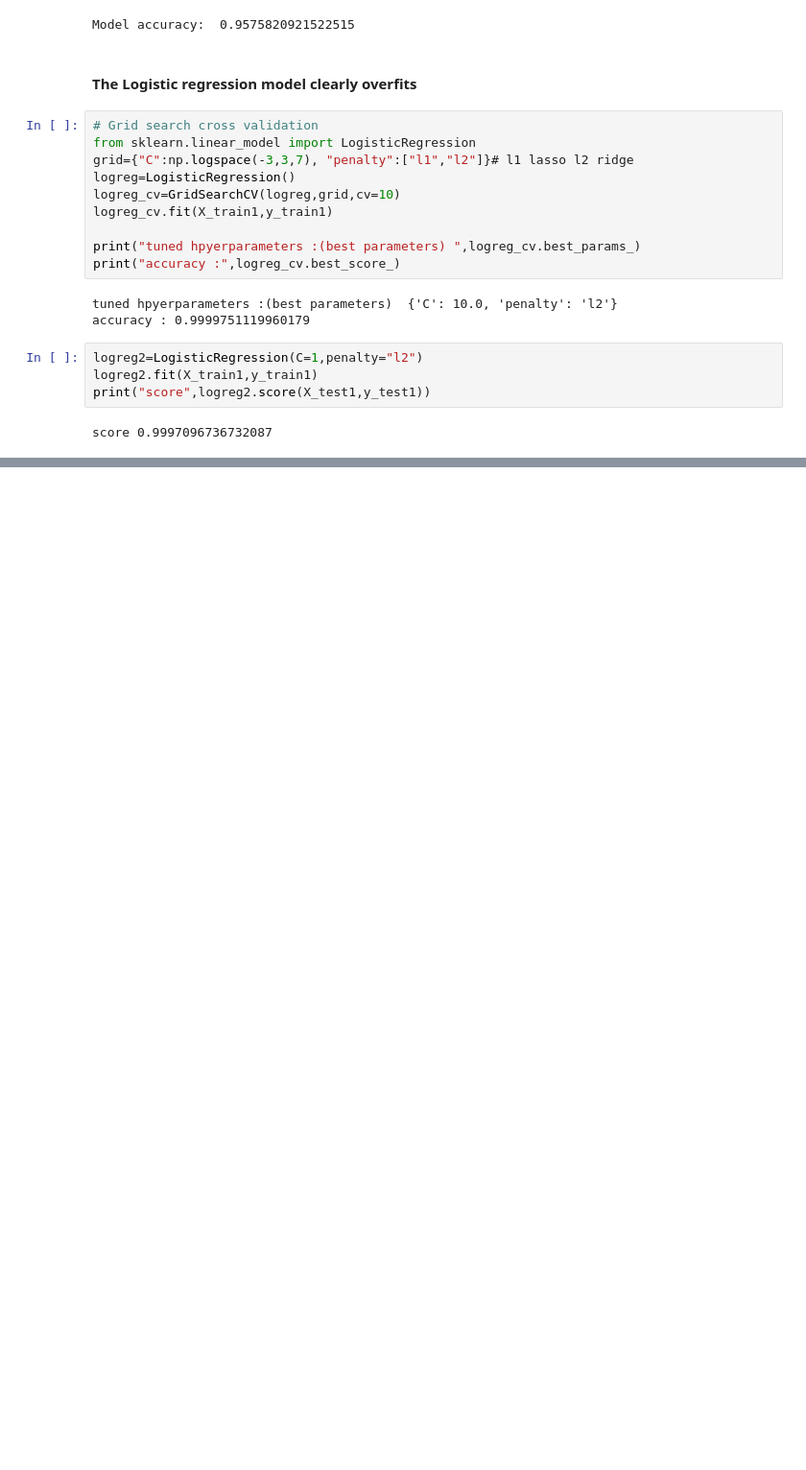
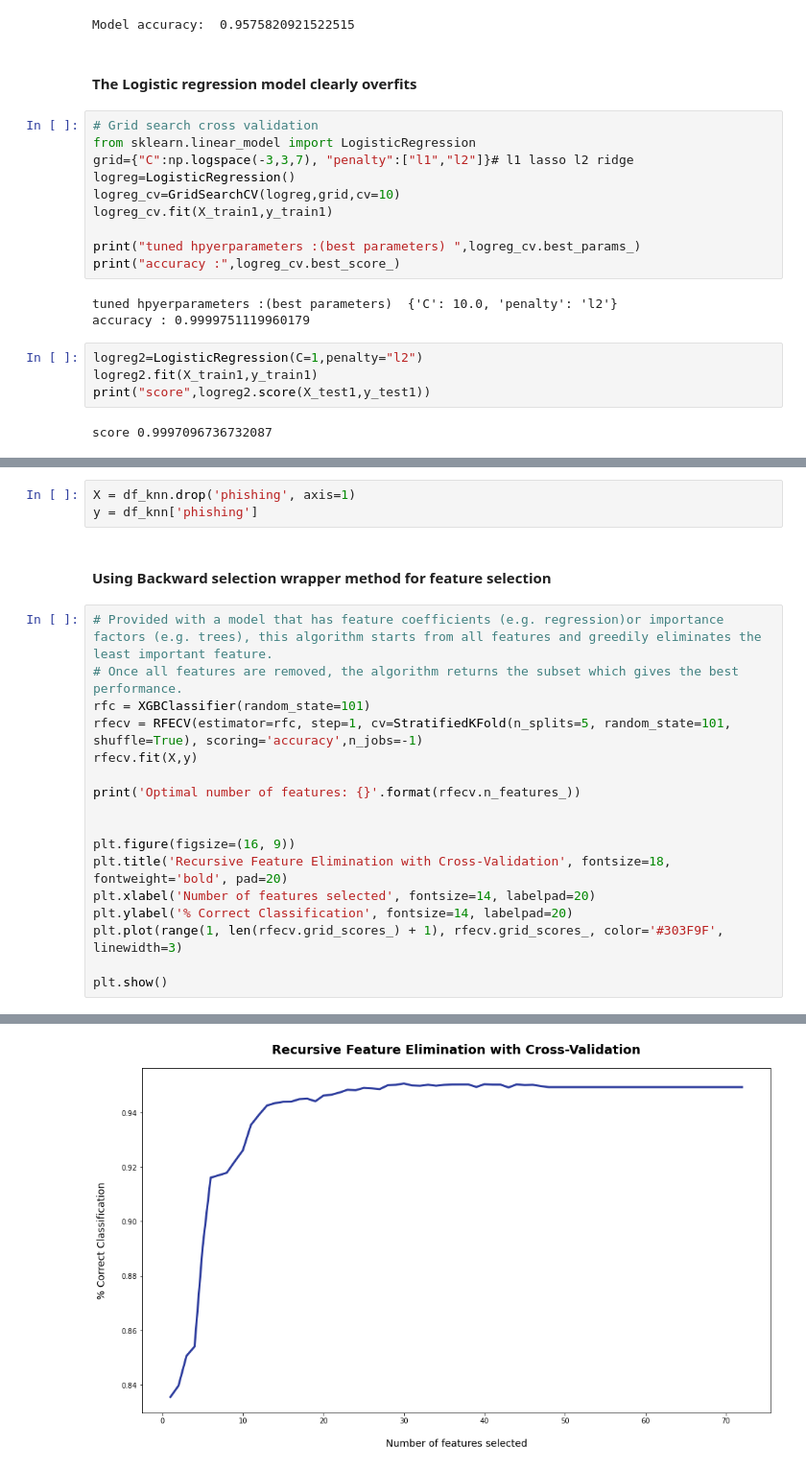
Before and after one commit to SaiGowtham-11/Customer-Analysis-and-Segementation, a Jupyter notebook: Milestone3Final.ipynb, the cells around one changed output, grey strips where cells are left out. Shown at 96% size. Saved outputs shown, nothing was run; the diff lists cells and outputs as text; blank space fills up the shorter version.

```diff
--- a/Milestone3Final.ipynb
+++ b/Milestone3Final.ipynb
@@ -771,0 +801,23 @@ score 0.9997096736732087
+# %%
+X = df_knn.drop('phishing', axis=1)
+y = df_knn['phishing']
+# %% [markdown]
+#### Using Backward selection wrapper method for feature selection
+# %%
+# Provided with a model that has feature coefficients (e.g. regression)or importance factors (e.g. trees), this algorithm starts from all features and greedily eliminates the least important feature.
+# Once all features are removed, the algorithm returns the subset which gives the best performance.
+rfc = XGBClassifier(random_state=101)
+rfecv = RFECV(estimator=rfc, step=1, cv=StratifiedKFold(n_splits=5, random_state=101, shuffle=True), scoring='accuracy',n_jobs=-1)
+rfecv.fit(X,y)
+
+print('Optimal number of features: {}'.format(rfecv.n_features_))
+
+
+plt.figure(figsize=(16, 9))
+plt.title('Recursive Feature Elimination with Cross-Validation', fontsize=18, fontweight='bold', pad=20)
+plt.xlabel('Number of features selected', fontsize=14, labelpad=20)
+plt.ylabel('% Correct Classification', fontsize=14, labelpad=20)
+plt.plot(range(1, len(rfecv.grid_scores_) + 1), rfecv.grid_scores_, color='#303F9F', linewidth=3)
+
+plt.show()
+# %% [output]
@@ -771,0 +841 @@ score 0.9997096736732087
+[figure, added]
```
Also changed, not shown: parts of 26 cells of this notebook.
